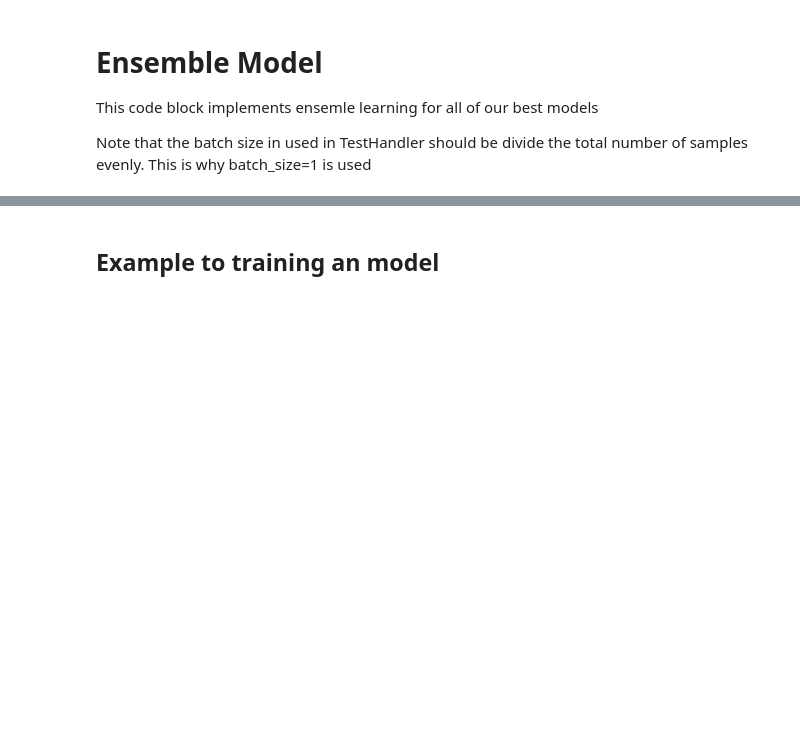
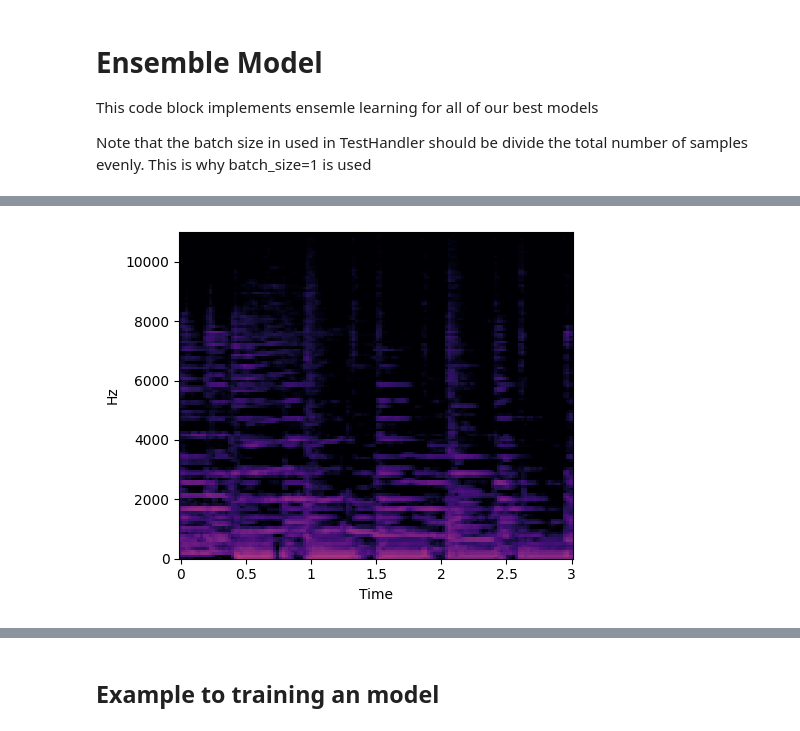
Before and after one commit to terryluan12/Genrify, a Jupyter notebook: src/genrify.ipynb, the cells around one changed output, grey strips where cells are left out. Cells and saved outputs as stored; diff of their text form; code cells hidden in the pictures; blank space fills up the shorter version.

```diff
--- a/src/genrify.ipynb
+++ b/src/genrify.ipynb
@@ -70,0 +160,9 @@ print("Test Accuracy:", ensemble.full_model([test_handler.spec_test_loader,test_
+# %%
+mel = utils.mel_spectrogram.extract_features_mel_spectrogram(sound)
+plt.figure(figsize=(5, 4), frameon=False)
+plt.ylim(0, 11000) # Always plot up to 11kHz
+librosa.display.specshow(mel, x_axis='time', y_axis='hz', vmin=-40, vmax=40) # Always show magnitude from -40 to +40 dB
+plt.tight_layout()
+plt.show()
+# %% [output]
+[figure, added]
```
Also changed, not shown: parts of 9 cells of this notebook.
